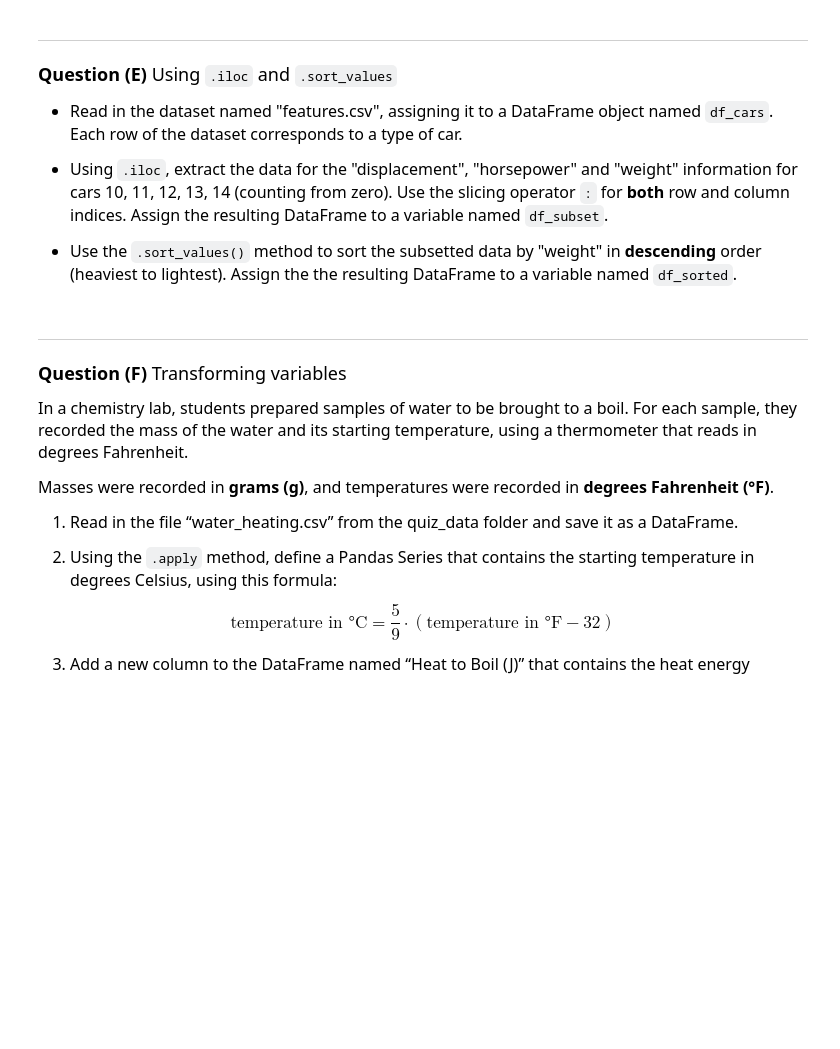
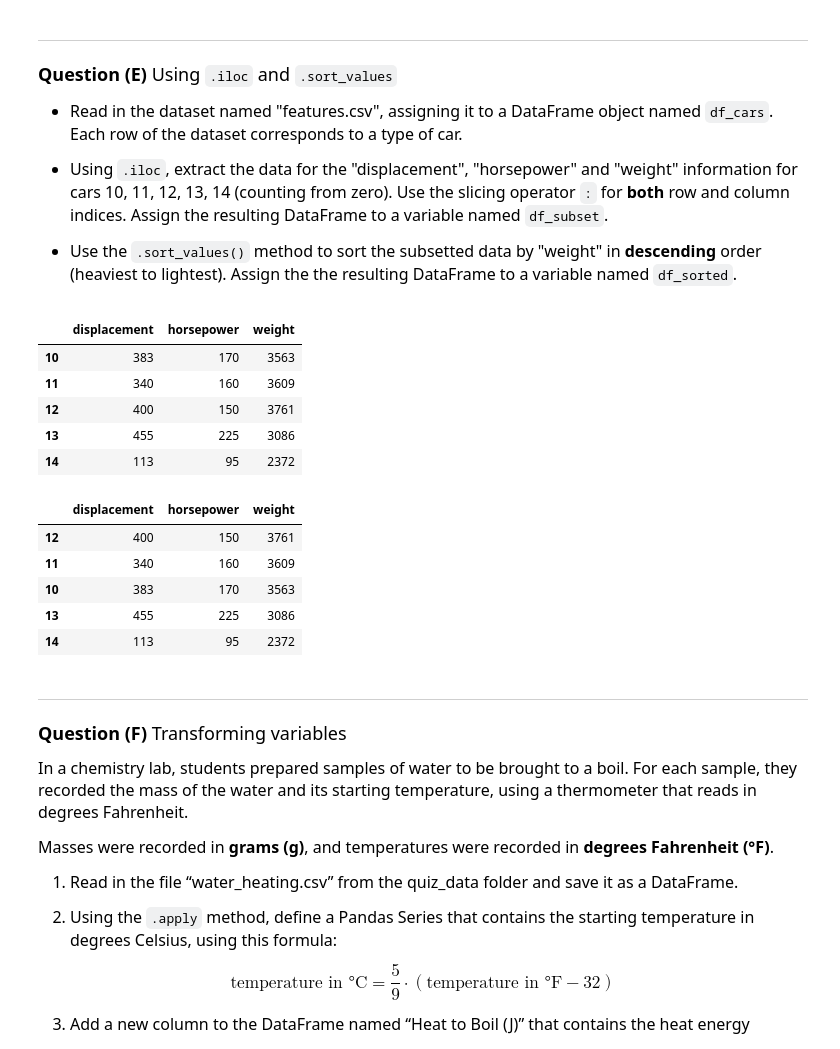
Before and after one commit to koeypan/datasci185fall2026, a Jupyter notebook: _quizzes/quiz_4/quiz_4.ipynb, the cells around one changed output. Cells and saved outputs as stored; diff of their text form; code cells hidden in the pictures; blank space fills up the shorter version.

```diff
--- a/_quizzes/quiz_4/quiz_4.ipynb
+++ b/_quizzes/quiz_4/quiz_4.ipynb
@@ -316,7 +400,28 @@ ______________________
 # %%
 import pandas as pd
 
 # your code here
+
+df_cars = pd.read_csv("quiz_data/features.csv")
+
+df_subset = df_cars.iloc[10:15, 2:5]
+display(df_subset)
+
+df_sorted = df_subset.sort_values(by = "weight", ascending = False)
+display(df_sorted)
+# %% [output]
+|  | displacement | horsepower | weight |
+| 10 | 383 | 170 | 3563 |
+| 11 | 340 | 160 | 3609 |
+| 12 | 400 | 150 | 3761 |
+| 13 | 455 | 225 | 3086 |
+| 14 | 113 | 95 | 2372 |
+|  | displacement | horsepower | weight |
+| 12 | 400 | 150 | 3761 |
+| 11 | 340 | 160 | 3609 |
+| 10 | 383 | 170 | 3563 |
+| 13 | 455 | 225 | 3086 |
+| 14 | 113 | 95 | 2372 |
 # %% [markdown]
 ______________________
 
```
Also changed, not shown: parts of 13 cells of this notebook.
